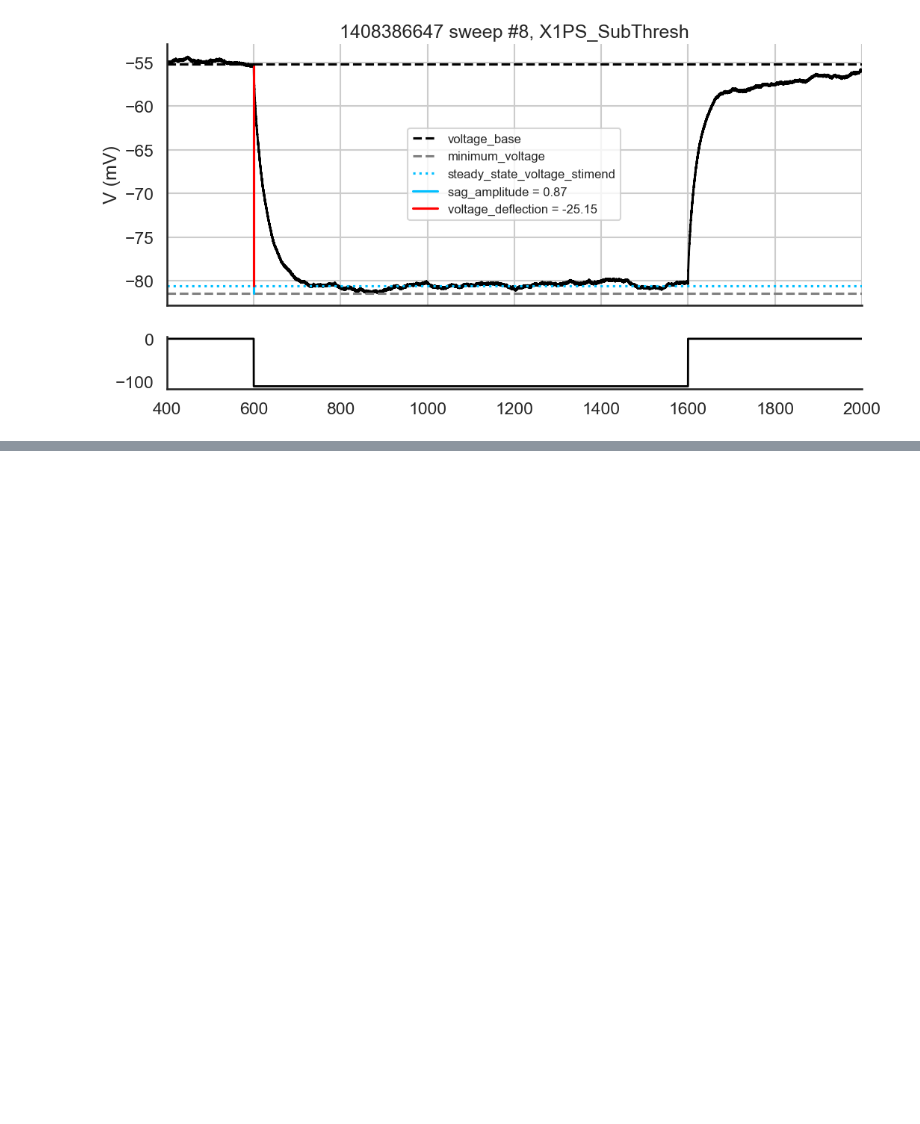
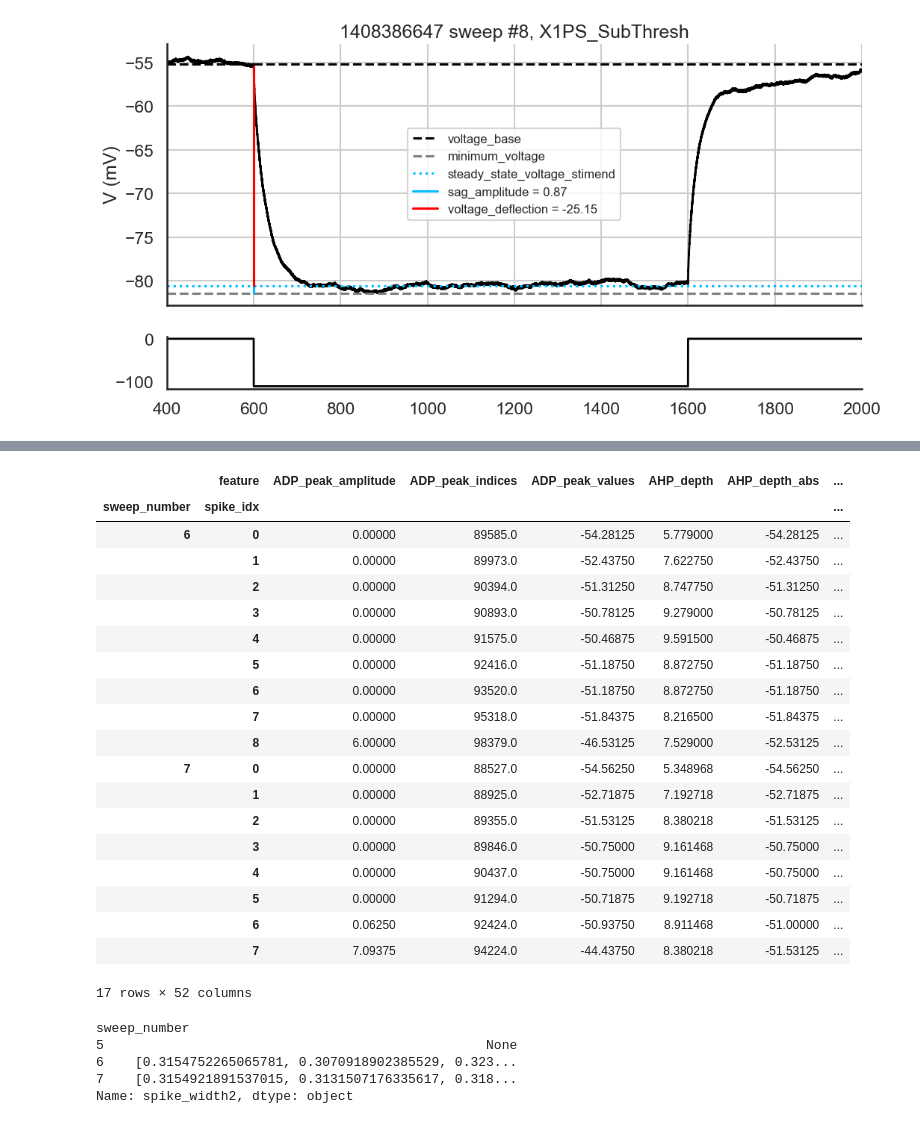
Before and after one commit to AllenNeuralDynamics/LCNE-patchseq-analysis, a Jupyter notebook: notebook/efel.ipynb, the cells around one changed output, grey strips where cells are left out. Saved outputs shown, nothing was run; the diff lists cells and outputs as text; code cells hidden in the pictures; blank space fills up the shorter version.

```diff
--- a/notebook/efel.ipynb
+++ b/notebook/efel.ipynb
@@ -382,0 +416,21 @@ _ = plot_sweep_summary(raw, df_features)
+# %%
+from LCNE_patchseq_analysis.efel.single_cell import pack_traces_for_efel
+
+ephys_roi_id = "1212557784"
+
+# Get raw data
+raw = PatchSeqNWB(ephys_roi_id=ephys_roi_id)
+
+# Package all valid sweeps for eFEL
+traces, valid_sweep_numbers = pack_traces_for_efel(raw)
+
+# Get all features
+features = efel.get_feature_values(
+    traces,
+    efel.get_feature_names(),  # Get all features
+    raise_warnings=False,
+)
+
+# Save features and add valid_sweep_numbers as the first column
+df_features = pd.DataFrame(features, index=valid_sweep_numbers)
+df_features.index.name = "sweep_number"
@@ -382,0 +504,31 @@ _ = plot_sweep_summary(raw, df_features)
+# %%
+df_features_per_spike
+# %% [output]
+|  | feature | ADP_peak_amplitude | ADP_peak_indices | ADP_peak_values | AHP_depth | AHP_depth_abs | ... |
+| sweep_number | spike_idx |  |  |  |  |  | ... |
+| 6 | 0 | 0.00000 | 89585.0 | -54.28125 | 5.779000 | -54.28125 | ... |
+|  | 1 | 0.00000 | 89973.0 | -52.43750 | 7.622750 | -52.43750 | ... |
+|  | 2 | 0.00000 | 90394.0 | -51.31250 | 8.747750 | -51.31250 | ... |
+|  | 3 | 0.00000 | 90893.0 | -50.78125 | 9.279000 | -50.78125 | ... |
+|  | 4 | 0.00000 | 91575.0 | -50.46875 | 9.591500 | -50.46875 | ... |
+|  | 5 | 0.00000 | 92416.0 | -51.18750 | 8.872750 | -51.18750 | ... |
+|  | 6 | 0.00000 | 93520.0 | -51.18750 | 8.872750 | -51.18750 | ... |
+|  | 7 | 0.00000 | 95318.0 | -51.84375 | 8.216500 | -51.84375 | ... |
+|  | 8 | 6.00000 | 98379.0 | -46.53125 | 7.529000 | -52.53125 | ... |
+| 7 | 0 | 0.00000 | 88527.0 | -54.56250 | 5.348968 | -54.56250 | ... |
+|  | 1 | 0.00000 | 88925.0 | -52.71875 | 7.192718 | -52.71875 | ... |
+|  | 2 | 0.00000 | 89355.0 | -51.53125 | 8.380218 | -51.53125 | ... |
+|  | 3 | 0.00000 | 89846.0 | -50.75000 | 9.161468 | -50.75000 | ... |
+|  | 4 | 0.00000 | 90437.0 | -50.75000 | 9.161468 | -50.75000 | ... |
+|  | 5 | 0.00000 | 91294.0 | -50.71875 | 9.192718 | -50.71875 | ... |
+|  | 6 | 0.06250 | 92424.0 | -50.93750 | 8.911468 | -51.00000 | ... |
+|  | 7 | 7.09375 | 94224.0 | -44.43750 | 8.380218 | -51.53125 | ... |
+17 rows × 52 columns
+# %%
+df_features.spike_width2
+# %% [output]
+sweep_number
+5                                                 None
+6    [0.3154752265065781, 0.3070918902385529, 0.323...
+7    [0.3154921891537015, 0.3131507176335617, 0.318...
+Name: spike_width2, dtype: object
```
Also changed, not shown: parts of 11 cells of this notebook, 2 other files.
